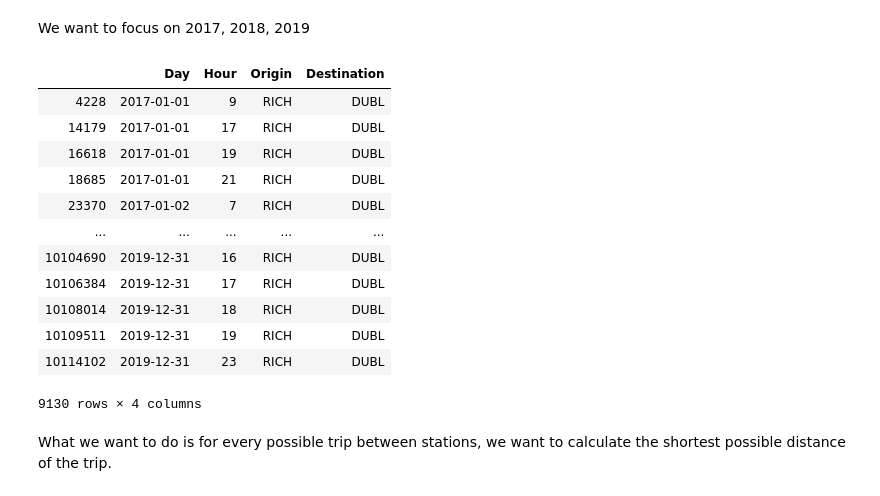
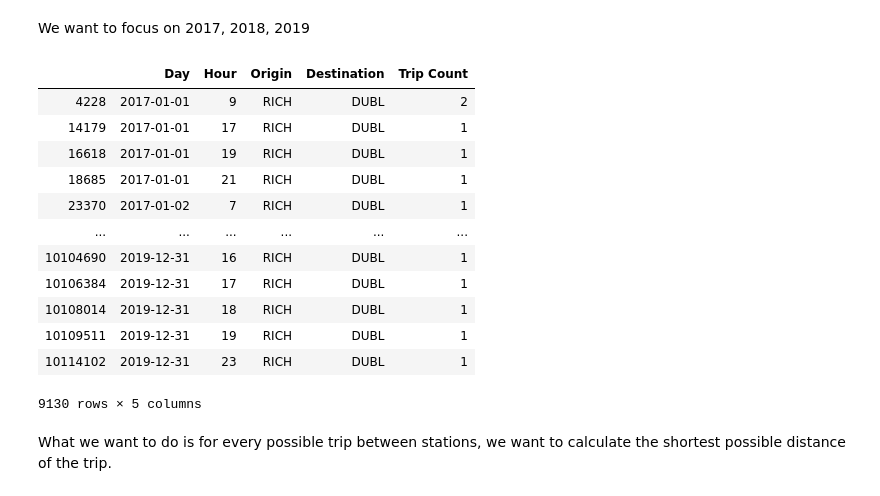
Before and after one commit to gavincleach/bart-carbon-footprint, a Jupyter notebook: BART.ipynb, the cells around one changed output. Drawn from its saved outputs; the diff is of its cells as text; code cells hidden in the pictures.

Commit message:
with comparisson with cars, updated trip count

```diff
--- a/BART.ipynb
+++ b/BART.ipynb
@@ -14,24 +14,24 @@ entry_exit_2018 = pd.read_csv('/Users/gavincleach/Desktop/pythonnn/date-hour-soo
 entry_exit_2019 = pd.read_csv('/Users/gavincleach/Desktop/pythonnn/date-hour-soo-dest-2019.csv', names = columns)
 # %%
 entry_exit = pd.concat([entry_exit_2017, entry_exit_2018, entry_exit_2019], sort = False)
-bart_data = entry_exit.iloc[:, 0: 4]
+bart_data = entry_exit.iloc[:, 0: 5]
 bart_data.head()
 bart_data.loc[(bart_data['Origin'] == 'RICH') & (bart_data['Destination'] == 'DUBL')]
 #From this outcome, we know now that each trip can have transfers
 # %% [output]
-|  | Day | Hour | Origin | Destination |
-| 4228 | 2017-01-01 | 9 | RICH | DUBL |
-| 14179 | 2017-01-01 | 17 | RICH | DUBL |
-| 16618 | 2017-01-01 | 19 | RICH | DUBL |
-| 18685 | 2017-01-01 | 21 | RICH | DUBL |
-| 23370 | 2017-01-02 | 7 | RICH | DUBL |
-| ... | ... | ... | ... | ... |
-| 10104690 | 2019-12-31 | 16 | RICH | DUBL |
-| 10106384 | 2019-12-31 | 17 | RICH | DUBL |
-| 10108014 | 2019-12-31 | 18 | RICH | DUBL |
-| 10109511 | 2019-12-31 | 19 | RICH | DUBL |
-| 10114102 | 2019-12-31 | 23 | RICH | DUBL |
+|  | Day | Hour | Origin | Destination | Trip Count |
+| 4228 | 2017-01-01 | 9 | RICH | DUBL | 2 |
+| 14179 | 2017-01-01 | 17 | RICH | DUBL | 1 |
+| 16618 | 2017-01-01 | 19 | RICH | DUBL | 1 |
+| 18685 | 2017-01-01 | 21 | RICH | DUBL | 1 |
+| 23370 | 2017-01-02 | 7 | RICH | DUBL | 1 |
+| ... | ... | ... | ... | ... | ... |
+| 10104690 | 2019-12-31 | 16 | RICH | DUBL | 1 |
+| 10106384 | 2019-12-31 | 17 | RICH | DUBL | 1 |
+| 10108014 | 2019-12-31 | 18 | RICH | DUBL | 1 |
+| 10109511 | 2019-12-31 | 19 | RICH | DUBL | 1 |
+| 10114102 | 2019-12-31 | 23 | RICH | DUBL | 1 |
-9130 rows × 4 columns
+9130 rows × 5 columns
 # %% [markdown]
 What we want to do is for every possible trip between stations, we want to calculate the shortest possible distance of the trip.
 # %%
```
Also changed, not shown: parts of 8 cells of this notebook.
